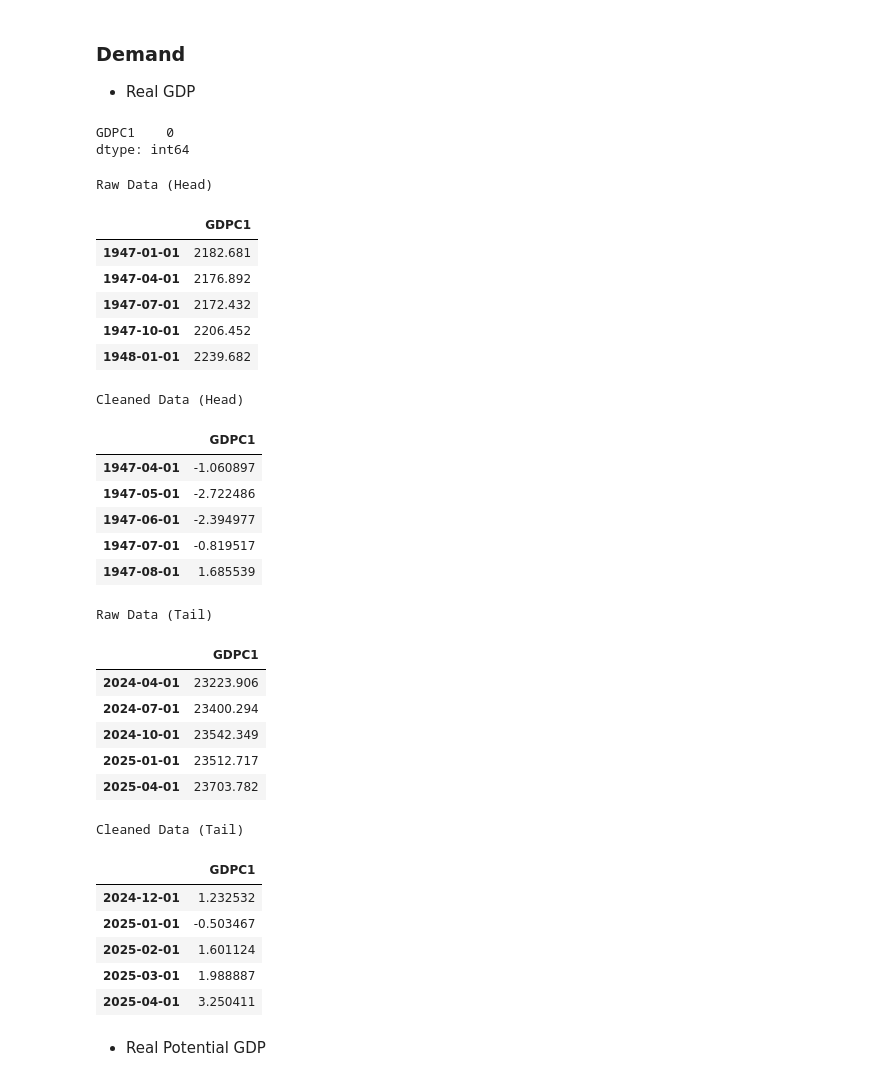
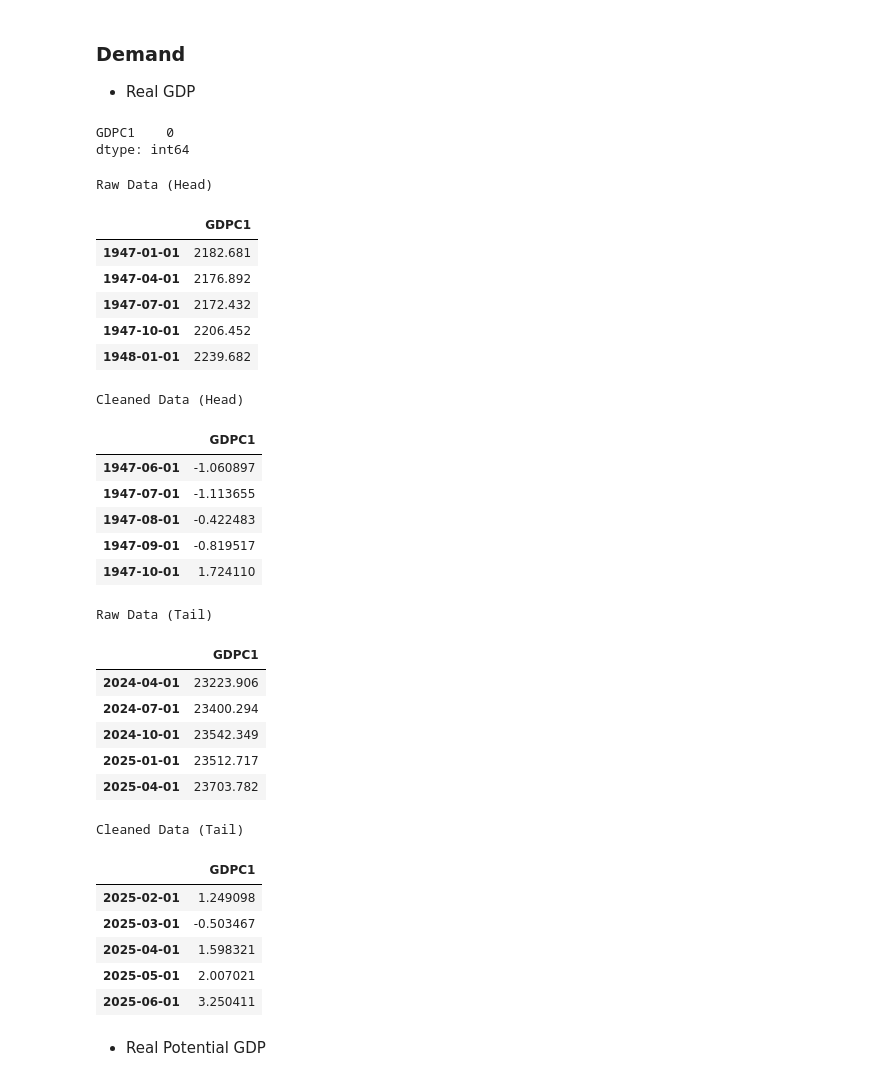
Before and after one commit to taso5789/ds-project-portfolio, a Jupyter notebook: code/1_DataPrep_EDA.ipynb, the cells around one changed output. Saved outputs shown, nothing was run; the diff lists cells and outputs as text; code cells hidden in the pictures.

```diff
--- a/code/1_DataPrep_EDA.ipynb
+++ b/code/1_DataPrep_EDA.ipynb
@@ -401,39 +404,42 @@ df_GDPC1_before = pd.DataFrame(fetch_series('GDPC1'))
 
 # Copy the dataframe
 df_GDPC1_after = df_GDPC1_before.copy()
+
+# Shift the index two months forward
+df_GDPC1_after.index = df_GDPC1_after.index + pd.DateOffset(months=2)
 
 # Compute QoQ annualized growth
 df_GDPC1_after['GDPC1'] = df_GDPC1_after['GDPC1'].pct_change() * 100 * 4
 
 # Convert a quarterly series into a monthly series using spline interpolation
 df_GDPC1_after = df_GDPC1_after.resample('MS').interpolate(method='spline', order=3)
 
 # Drop rows where any row has NaN
 df_GDPC1_after = df_GDPC1_after.dropna()
 
 print(df_GDPC1_after.isnull().sum())
 
 display_side_by_side(
     df_GDPC1_before.head(), df_GDPC1_after.head(), df_GDPC1_before.tail(), df_GDPC1_after.tail(),
     titles=['Raw Data (Head)', 'Cleaned Data (Head)', 'Raw Data (Tail)', 'Cleaned Data (Tail)']
 )
 # %% [output]
 GDPC1    0
 dtype: int64
 Raw Data (Head)
 |  | GDPC1 |
 | 1947-01-01 | 2182.681 |
 | 1947-04-01 | 2176.892 |
 | 1947-07-01 | 2172.432 |
 | 1947-10-01 | 2206.452 |
 | 1948-01-01 | 2239.682 |
 Cleaned Data (Head)
 |  | GDPC1 |
-| 1947-04-01 | -1.060897 |
-| 1947-05-01 | -2.722486 |
-| 1947-06-01 | -2.394977 |
-| 1947-07-01 | -0.819517 |
-| 1947-08-01 | 1.685539 |
+| 1947-06-01 | -1.060897 |
+| 1947-07-01 | -1.113655 |
+| 1947-08-01 | -0.422483 |
+| 1947-09-01 | -0.819517 |
+| 1947-10-01 | 1.724110 |
 Raw Data (Tail)
 |  | GDPC1 |
 | 2024-04-01 | 23223.906 |
@@ -443,11 +449,11 @@ Raw Data (Tail)
 | 2025-04-01 | 23703.782 |
 Cleaned Data (Tail)
 |  | GDPC1 |
-| 2024-12-01 | 1.232532 |
-| 2025-01-01 | -0.503467 |
-| 2025-02-01 | 1.601124 |
-| 2025-03-01 | 1.988887 |
-| 2025-04-01 | 3.250411 |
+| 2025-02-01 | 1.249098 |
+| 2025-03-01 | -0.503467 |
+| 2025-04-01 | 1.598321 |
+| 2025-05-01 | 2.007021 |
+| 2025-06-01 | 3.250411 |
 # %% [markdown]
 - Real Potential GDP
 # %%
```
Also changed, not shown: parts of 7 cells of this notebook, 39 other files.
